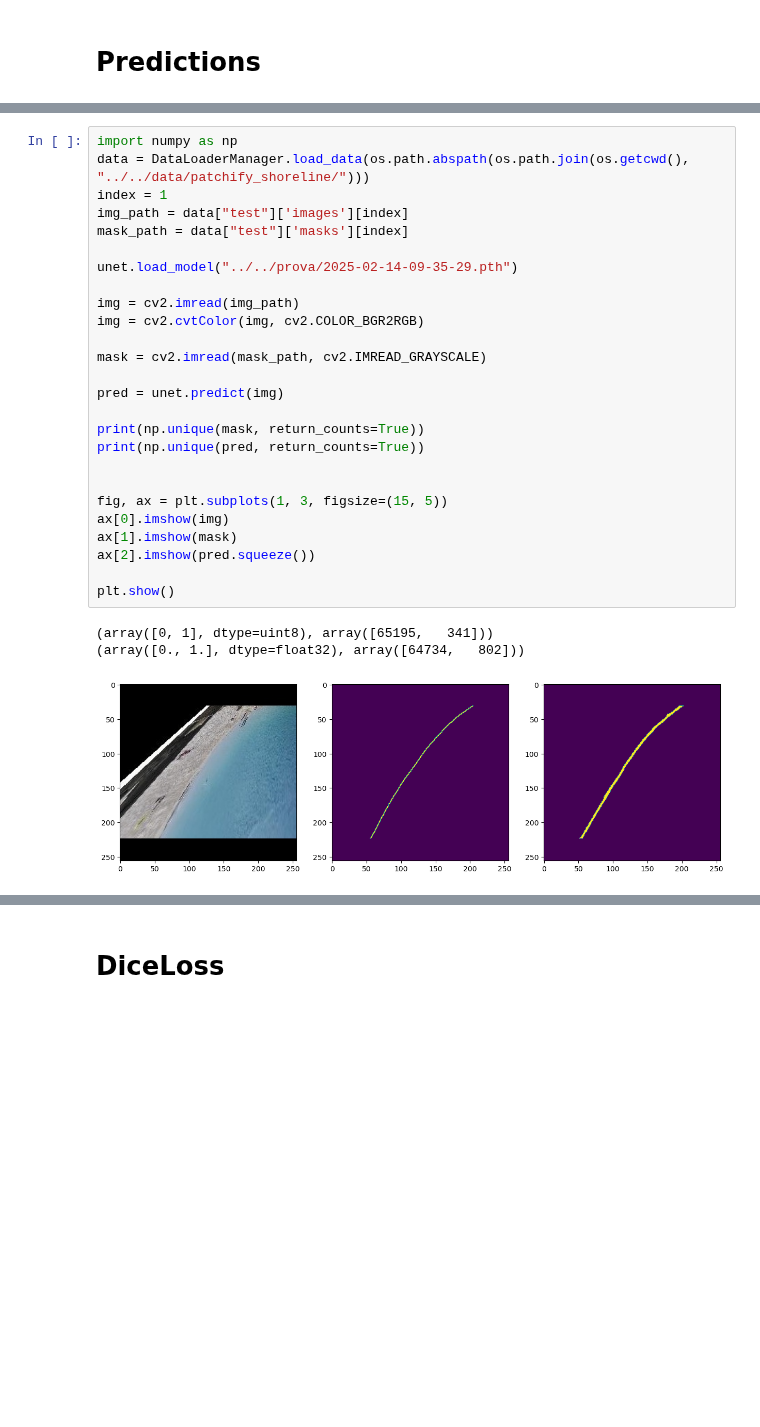
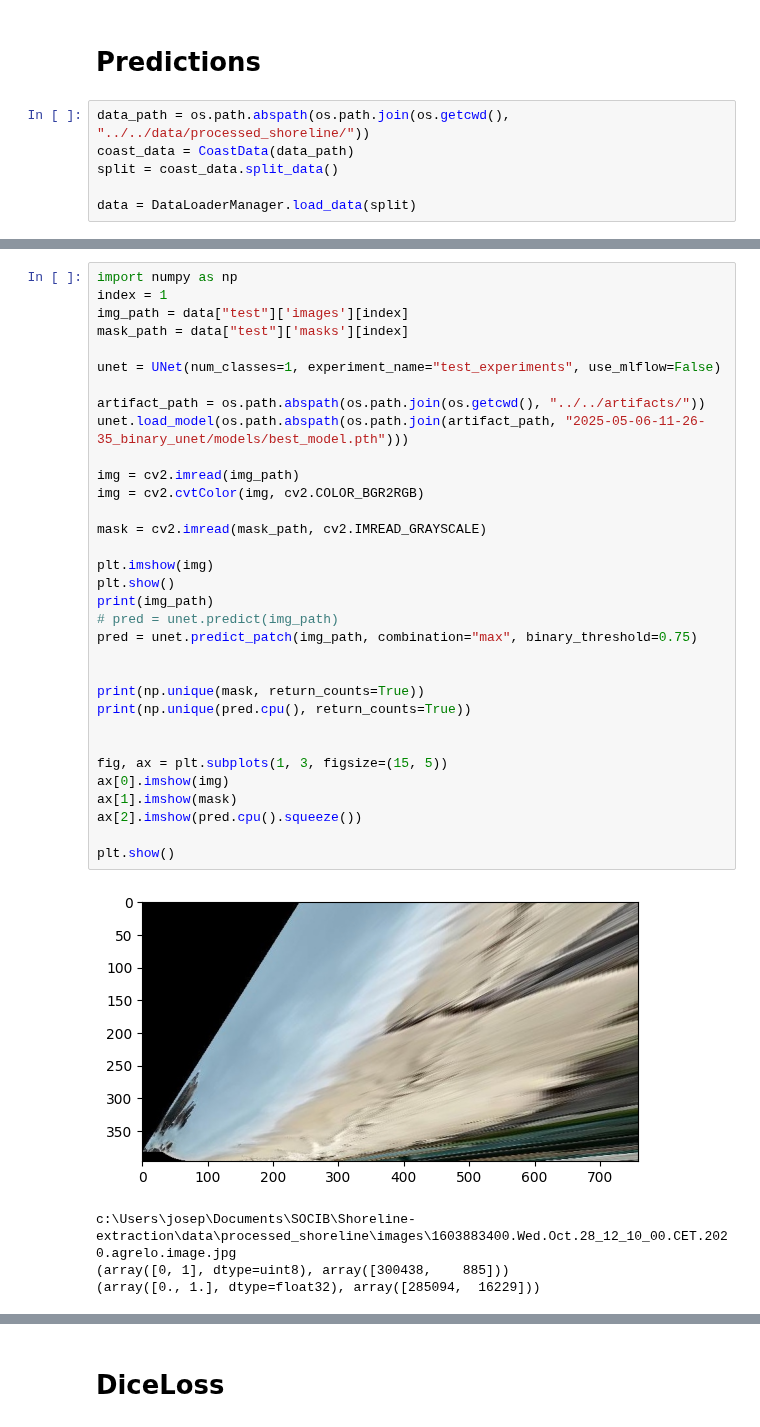
Before and after one commit to OliverJosep/Shoreline-extraction, a Jupyter notebook: notebooks/models/03_Binary_UNet.ipynb, the cells around one changed output, grey strips where cells are left out. Cells and saved outputs as stored; diff of their text form; blank space fills up the shorter version.

```diff
--- a/notebooks/models/03_Binary_UNet.ipynb
+++ b/notebooks/models/03_Binary_UNet.ipynb
@@ -48,2 +64,8 @@ print(artifact_path)
 # %% [markdown]
 # Predictions
+# %%
+data_path = os.path.abspath(os.path.join(os.getcwd(), "../../data/processed_shoreline/"))
+coast_data = CoastData(data_path)
+split = coast_data.split_data()
+
+data = DataLoaderManager.load_data(split)
@@ -50,30 +79,38 @@ print(artifact_path)
 # %%
 import numpy as np
-data = DataLoaderManager.load_data(os.path.abspath(os.path.join(os.getcwd(), "../../data/patchify_shoreline/")))
 index = 1
 img_path = data["test"]['images'][index]
 mask_path = data["test"]['masks'][index]
 
-unet.load_model("../../prova/2025-02-14-09-35-29.pth")
+unet = UNet(num_classes=1, experiment_name="test_experiments", use_mlflow=False)
+
+artifact_path = os.path.abspath(os.path.join(os.getcwd(), "../../artifacts/"))
+unet.load_model(os.path.abspath(os.path.join(artifact_path, "2025-05-06-11-26-35_binary_unet/models/best_model.pth")))
 
 img = cv2.imread(img_path)
 img = cv2.cvtColor(img, cv2.COLOR_BGR2RGB)
 
 mask = cv2.imread(mask_path, cv2.IMREAD_GRAYSCALE)
 
-pred = unet.predict(img)
+plt.imshow(img)
+plt.show()
+print(img_path)
+# pred = unet.predict(img_path)
+pred = unet.predict_patch(img_path, combination="max", binary_threshold=0.75)
+
 
 print(np.unique(mask, return_counts=True))
-print(np.unique(pred, return_counts=True))
+print(np.unique(pred.cpu(), return_counts=True))
 
 
 fig, ax = plt.subplots(1, 3, figsize=(15, 5))
 ax[0].imshow(img)
 ax[1].imshow(mask)
-ax[2].imshow(pred.squeeze())
+ax[2].imshow(pred.cpu().squeeze())
 
 plt.show()
 # %% [output]
+[figure, new version]
-(array([0, 1], dtype=uint8), array([65195,   341]))
-(array([0., 1.], dtype=float32), array([64734,   802]))
+c:\Users\josep\Documents\SOCIB\Shoreline-extraction\data\processed_shoreline\images\1603883400.Wed.Oct.28_12_10_00.CET.2020.agrelo.image.jpg
+(array([0, 1], dtype=uint8), array([300438,    885]))
+(array([0., 1.], dtype=float32), array([285094,  16229]))
-[figure, old version]
```
Also changed, not shown: parts of 4 cells of this notebook, 7 other files.
